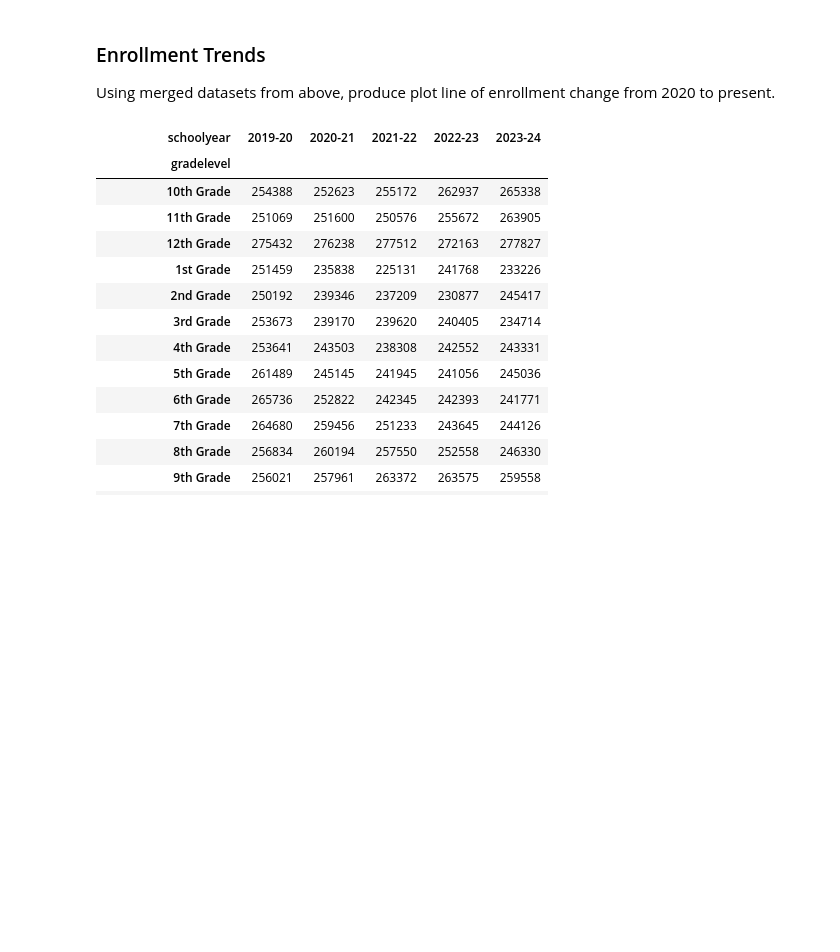
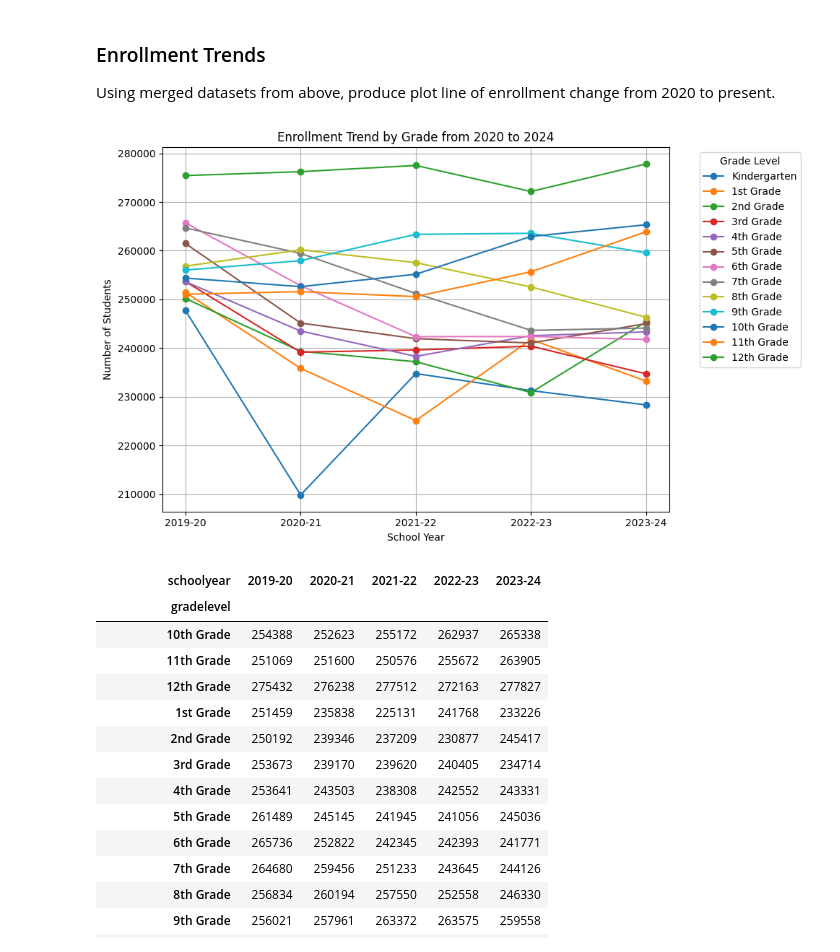
Before and after one commit to ambermocalis/WA-State-School-Enrollment-Report-2019-2024, a Jupyter notebook: Group Case/documentation.amocalis_OSPI.ipynb, the cells around one changed output. Saved outputs shown, nothing was run; the diff lists cells and outputs as text; code cells hidden in the pictures; blank space fills up the shorter version.

```diff
--- a/Group Case/documentation.amocalis_OSPI.ipynb
+++ b/Group Case/documentation.amocalis_OSPI.ipynb
@@ -204,3 +226,19 @@ Use visualization to better understand the data and spot trends. Include <mark>a
 ### Enrollment Trends
 
 Using merged datasets from above, produce plot line of enrollment change from 2020 to present.
+# %%
+
+
+plt.figure(figsize=(10, 6))
+for grade in filtered_enrollment_data.index:
+    plt.plot(filtered_enrollment_data.columns, filtered_enrollment_data.loc[grade], marker='o', label=grade)
+
+plt.title('Enrollment Trend by Grade from 2020 to 2024')
+plt.xlabel('School Year')
+plt.ylabel('Number of Students')
+plt.legend(title="Grade Level", bbox_to_anchor=(1.05, 1), loc='upper left')
+plt.grid(True)
+plt.tight_layout()
+plt.show()
+# %% [output]
+[figure, added]
```
Also changed, not shown: parts of 6 cells of this notebook.
